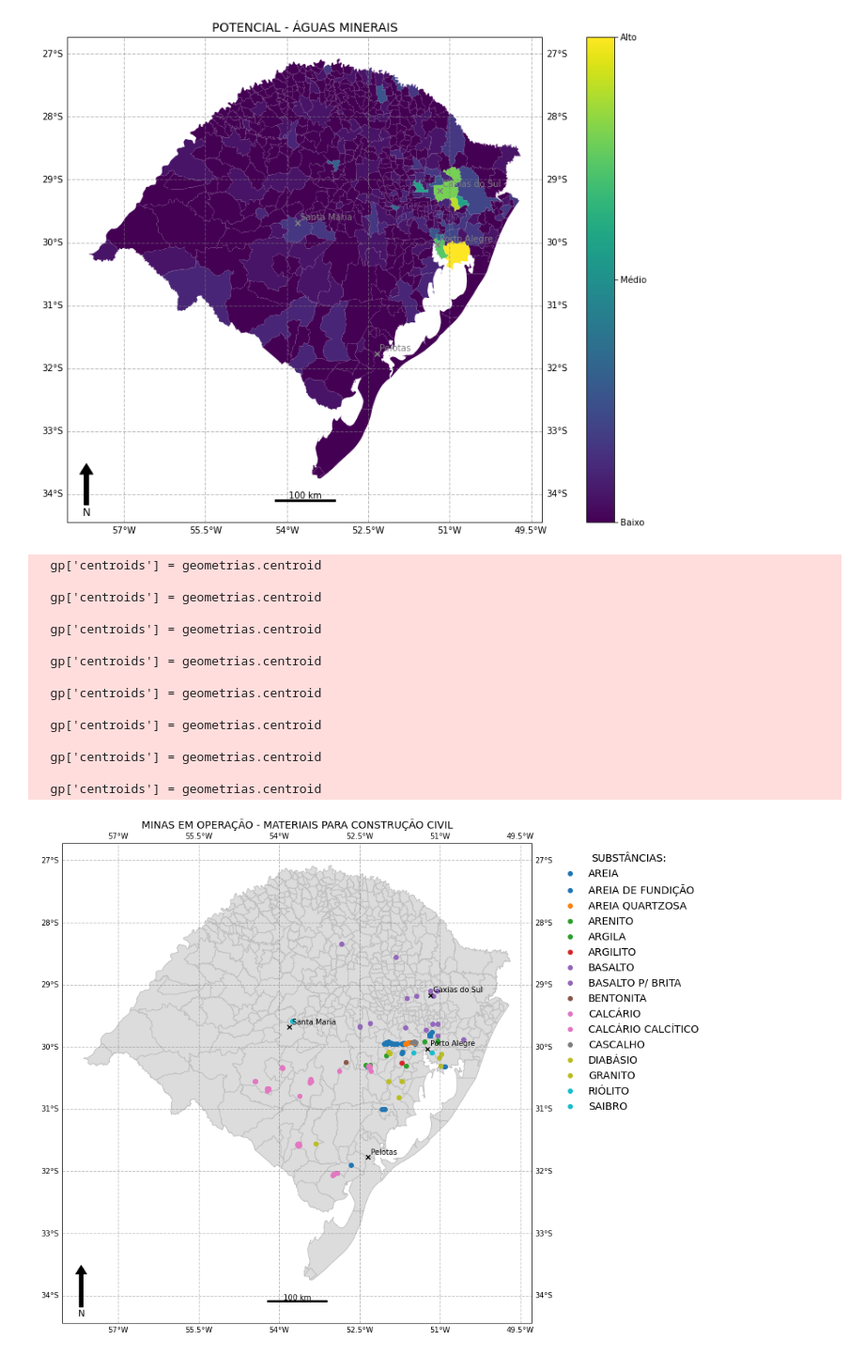
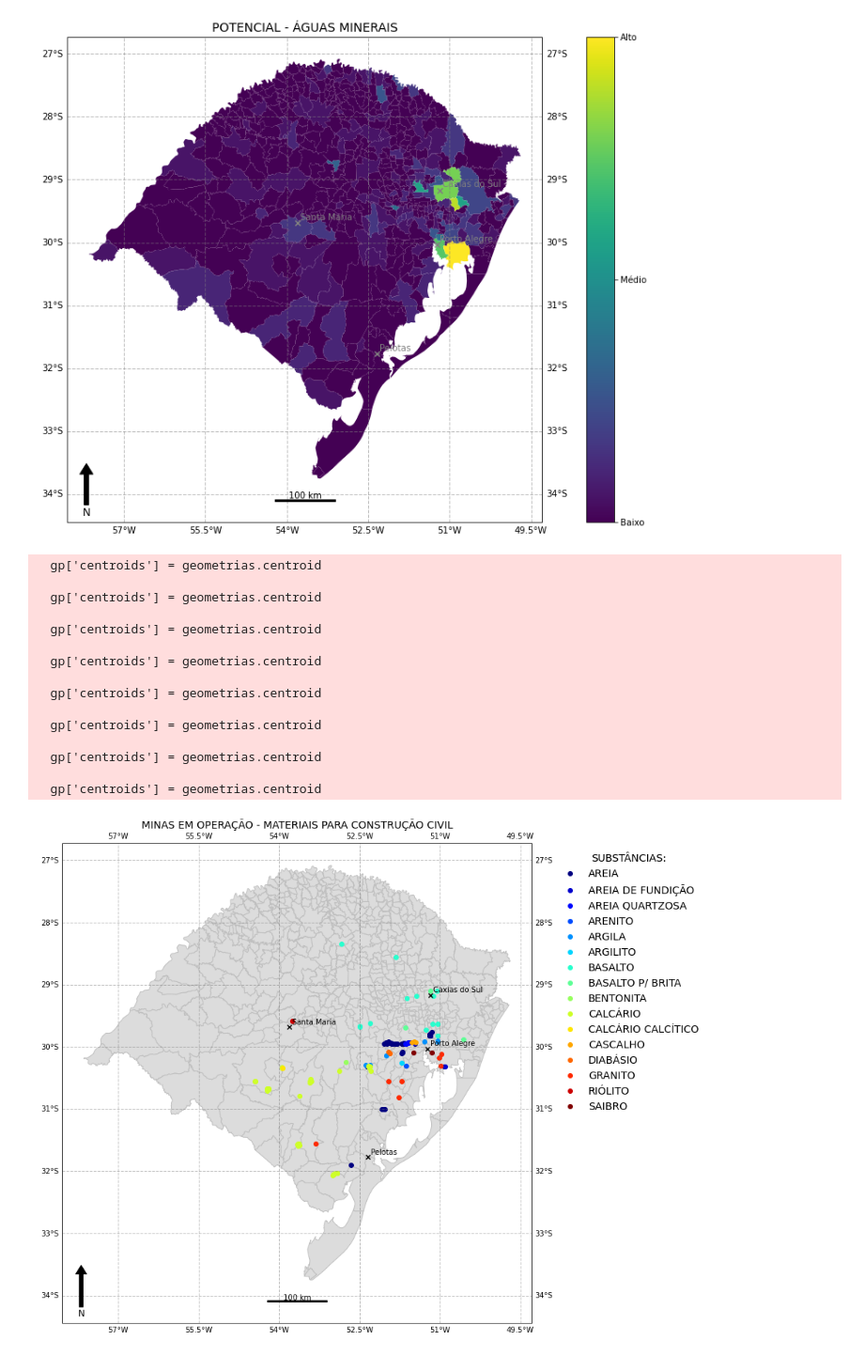
Before and after one commit to robertorolo/Mapas-minera-RS, a Jupyter notebook: Mapas de potencial e operacao por grupo.ipynb, the cells around one changed output. Shown at 94% size. Saved outputs shown, nothing was run; the diff lists cells and outputs as text; code cells hidden in the pictures.

```diff
--- a/Mapas de potencial e operacao por grupo.ipynb
+++ b/Mapas de potencial e operacao por grupo.ipynb
@@ -350,7 +350,7 @@ for grupo in grupos:
     gp = gp.sort_values('SUBS')
 
     #colors
-    colormap = plt.cm.tab10
+    colormap = plt.cm.jet
     colors = [colormap(i) for i in np.linspace(0, 1., len(gp['SUBS'].unique()))]
     ax.set_prop_cycle('color', colors)
 
@@ -369,31 +369,31 @@ for grupo in grupos:
     ha='center', va='center', fontsize=12,
     xycoords=ax.transAxes)
 
     scale_bar(ax, 100, location=(0.5,0.01))
 
     plot_municipios(municipios, lista_municipio, ax, c='black', delta=0.05)
 
     ax.set_title('MINAS EM OPERAÇÃO - {}'.format(grupo.upper()), loc='center', fontsize='14')
     #fig.suptitle('Potencial - {}'.format(grupo), fontsize='14')
     plt.legend(bbox_to_anchor=(1.04, 1), edgecolor = 'white', fontsize='14', title='SUBSTÂNCIAS:', title_fontsize='14', loc='upper left')
 
     #nome = mineral.replace('/', '')
     plt.savefig('imagens/operacao/'+grupo+".png", bbox_inches='tight', facecolor='white', dpi = 300)
     #plt.show()
 # %% [output]
   gp['centroids'] = geometrias.centroid
 
   gp['centroids'] = geometrias.centroid
 
   gp['centroids'] = geometrias.centroid
 
   gp['centroids'] = geometrias.centroid
 
   gp['centroids'] = geometrias.centroid
 
   gp['centroids'] = geometrias.centroid
 
   gp['centroids'] = geometrias.centroid
 
   gp['centroids'] = geometrias.centroid
-[figure, old version]
+[figure, new version]
```
Also changed, not shown: parts of 1 cell of this notebook, 17 other files.
